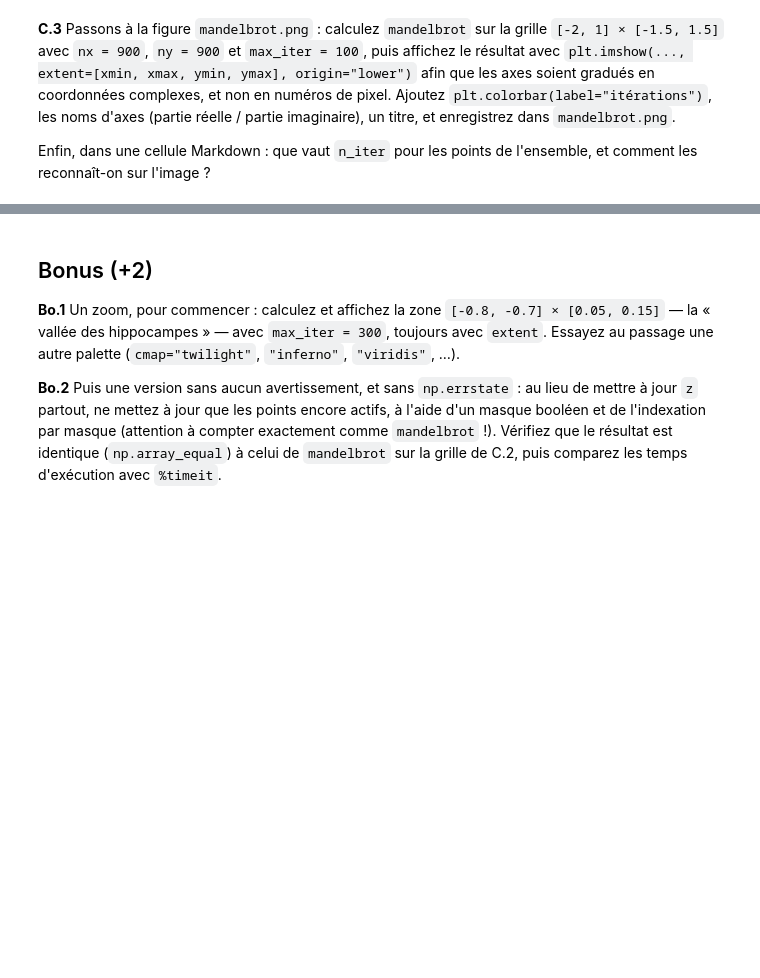
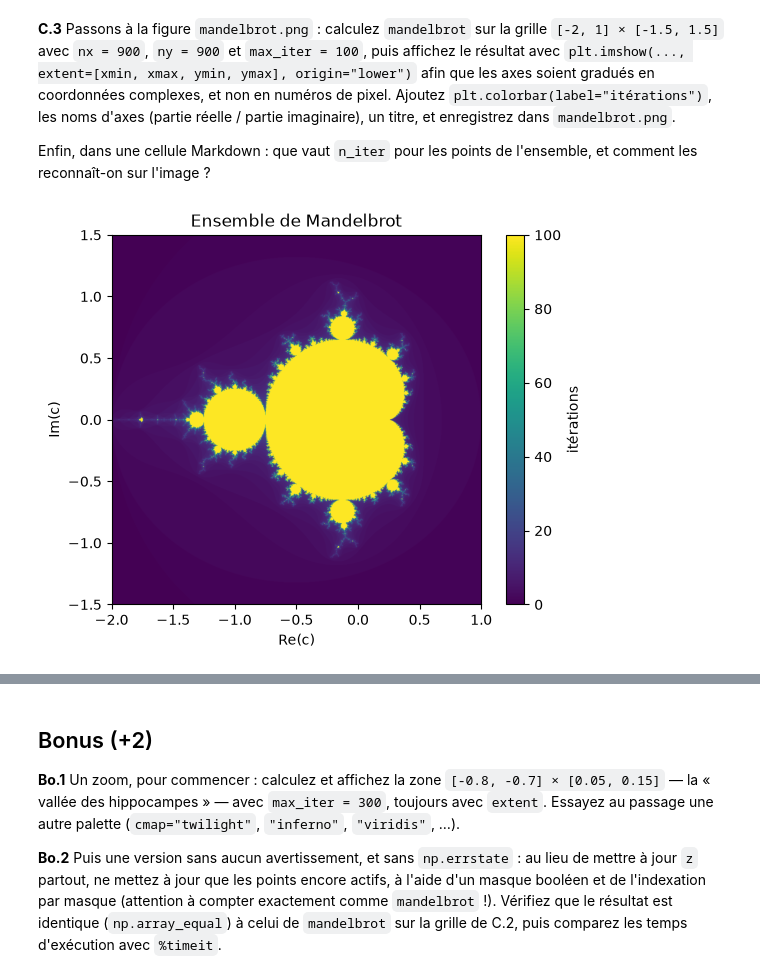
Before and after one commit to LucLesparre/pe-homework, a Jupyter notebook: D2/sujet.ipynb, the cells around one changed output, grey strips where cells are left out. Drawn from its saved outputs; the diff is of its cells as text; code cells hidden in the pictures; blank space fills up the shorter version.

```diff
--- a/D2/sujet.ipynb
+++ b/D2/sujet.ipynb
@@ -293,8 +292,12 @@ Pour un nombre complexe $c$, on itère $z_0 = 0$, $z_{k+1} = z_k^2 + c$. Si la s
 **C.1** Écrivez `grille(xmin, xmax, ymin, ymax, nx, ny)` qui renvoie le tableau complexe `c` de forme `(ny, nx)` tel que `c[i, j] = x[j] + 1j * y[i]`, avec `x = np.linspace(xmin, xmax, nx)` et `y = np.linspace(ymin, ymax, ny)`. Utilisez le *broadcasting* vu en séance 2 (`np.newaxis` ou `reshape`).
 # %%
 def grille(xmin, xmax, ymin, ymax, nx, ny):
-    x= np.linspace(xmin,xmax,nx)
-    y=np.linspace(ymin,ymax,ny)
+    x = np.linspace(xmin,xmax,nx)
+    y = np.linspace(ymin,ymax,ny)
+    c = np.zeros((ny,nx))
+    c = c + 1j*y.reshape((ny,-1))
+    c = c + x
+    return c
 # %%
 g = grille(-2, 1, -1.5, 1.5, 4, 3)
 assert g.shape == (3, 4)
@@ -321,7 +326,14 @@ La seule boucle Python autorisée est celle sur les itérations : à chaque tour
 
 Un mot d'avertissement : les points qui divergent "explosent" rapidement vers `inf` ou `nan`, ce qui déclenche des avertissements (`RuntimeWarning: overflow`, `invalid value`). Ils sont sans gravité ici, et vous pourrez les faire taire en entourant l'appel de `with np.errstate(over="ignore", invalid="ignore"):` — ou vous en débarrasser pour de bon, cf. le bonus.
 # %%
-# votre code
+def mandelbrot(c, max_iter=100):
+    d=np.zeros(c.shape, dtype=complex)
+    n_iter=np.zeros(d.shape,dtype=np.uint8)
+    for i in range(max_iter):
+        with np.errstate(over="ignore", invalid="ignore"):
+            d= d**2 + c
+        n_iter=n_iter + (np.absolute(d)<2)
+    return n_iter
 # %%
 with np.errstate(over="ignore", invalid="ignore"):
     m = mandelbrot(grille(-2, 1, -1.5, 1.5, 300, 300), max_iter=50)
@@ -338,7 +352,18 @@ print("ok")
 
 Enfin, dans une cellule Markdown : que vaut `n_iter` pour les points de l'ensemble, et comment les reconnaît-on sur l'image ?
 # %%
-# votre code
+domaine = grille(-2,1,-1.5,1.5,900,900)
+M = mandelbrot(domaine,100)
+plt.figure()
+plt.imshow(M, extent=[-2,1,-1.5,1.5],origin='lower')
+plt.colorbar(label='itérations')
+plt.xlabel('Re(c)')
+plt.ylabel('Im(c)')
+plt.title('Ensemble de Mandelbrot')
+plt.savefig('mandelbrot.png')
+plt.show()
+# %% [output]
+[figure, added]
 # %%
 assert M.shape == (900, 900)
 assert os.path.exists("mandelbrot.png")
```
Also changed, not shown: parts of 13 cells of this notebook, 3 other files.
